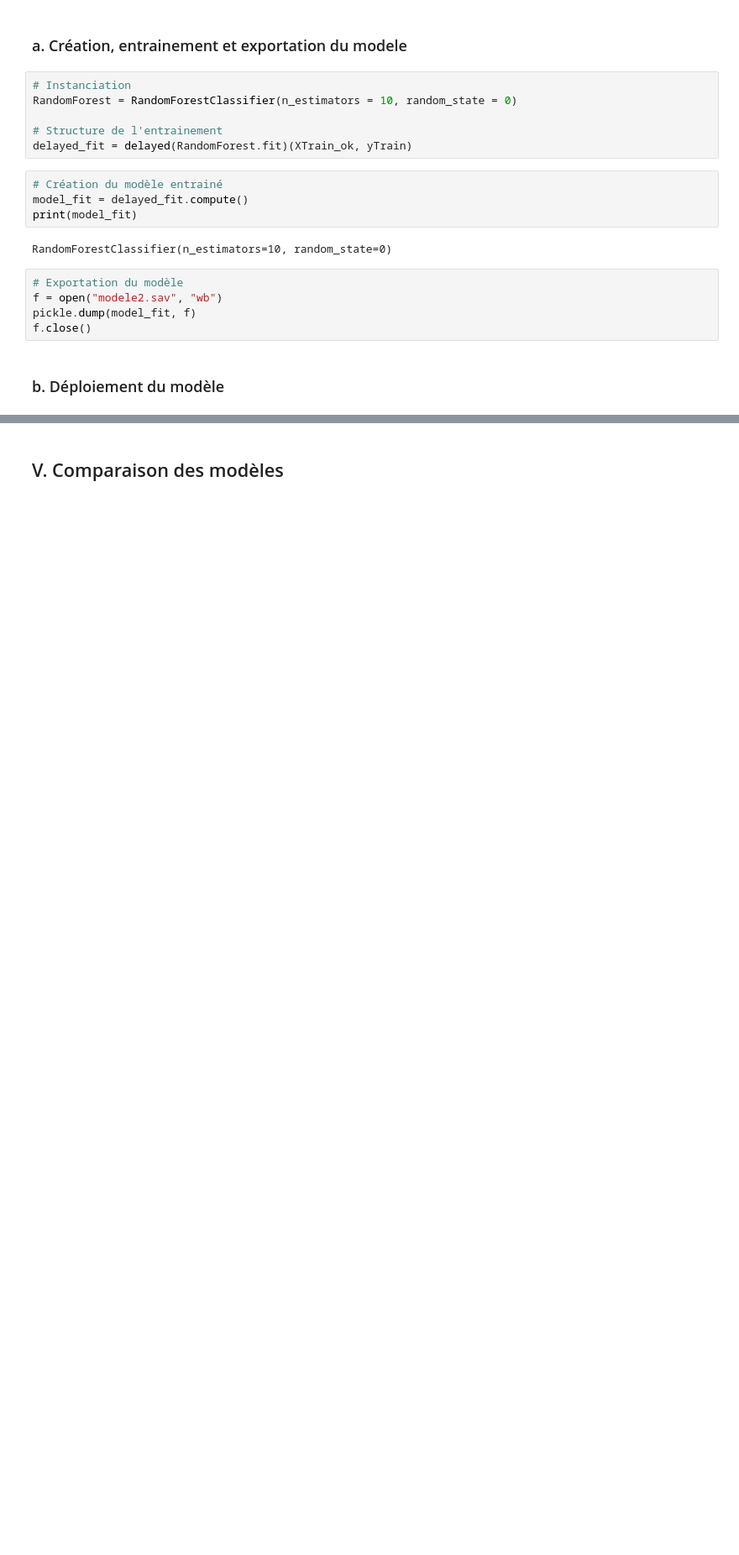
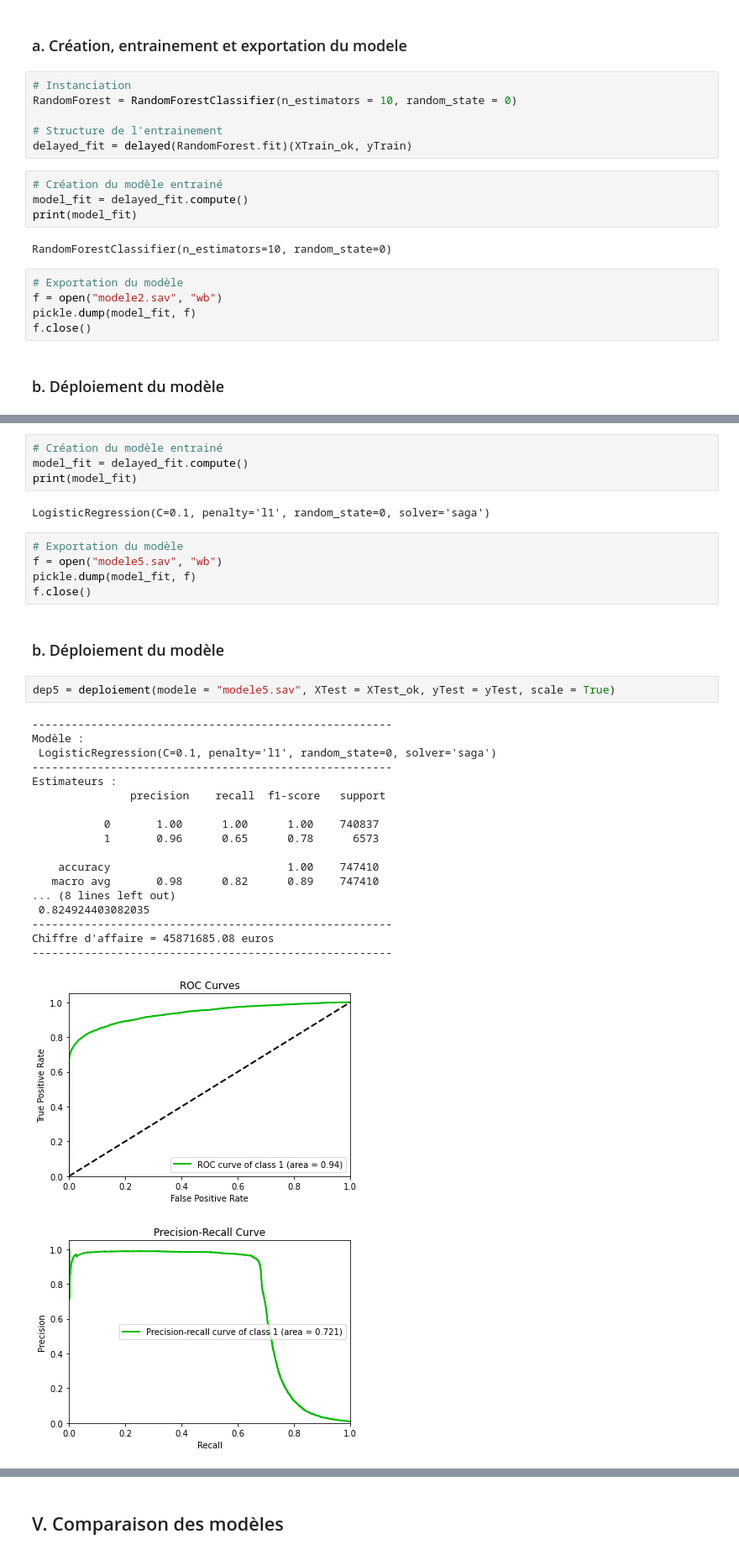
Before and after one commit to Elisa-Frintz/Projet_Fraude_bancaire, a Jupyter notebook: Fraude_Création_modeles.ipynb, the cells around one changed output, grey strips where cells are left out. Shown: that part at 84% size. Cells and saved outputs as stored; diff of their text form; blank space fills up the shorter version.

```diff
--- a/Fraude_Création_modeles.ipynb
+++ b/Fraude_Création_modeles.ipynb
@@ -255,0 +384,35 @@ Chiffre d'affaire = 45884788.83 euros
+# %%
+# Création du modèle entrainé
+model_fit = delayed_fit.compute()
+print(model_fit)
+# %% [output]
+LogisticRegression(C=0.1, penalty='l1', random_state=0, solver='saga')
+# %%
+# Exportation du modèle
+f = open("modele5.sav", "wb")
+pickle.dump(model_fit, f)
+f.close()
+# %% [markdown]
+### b. Déploiement du modèle
+# %%
+dep5 = deploiement(modele = "modele5.sav", XTest = XTest_ok, yTest = yTest, scale = True)
+# %% [output]
+-------------------------------------------------------
+Modèle :
+ LogisticRegression(C=0.1, penalty='l1', random_state=0, solver='saga')
+-------------------------------------------------------
+Estimateurs :
+               precision    recall  f1-score   support
+
+           0       1.00      1.00      1.00    740837
+           1       0.96      0.65      0.78      6573
+
+    accuracy                           1.00    747410
+   macro avg       0.98      0.82      0.89    747410
+... (8 lines left out)
+ 0.824924403082035
+-------------------------------------------------------
+Chiffre d'affaire = 45871685.08 euros
+-------------------------------------------------------
+[figure, added]
+[figure, added]
```
Also changed, not shown: parts of 40 cells of this notebook.
